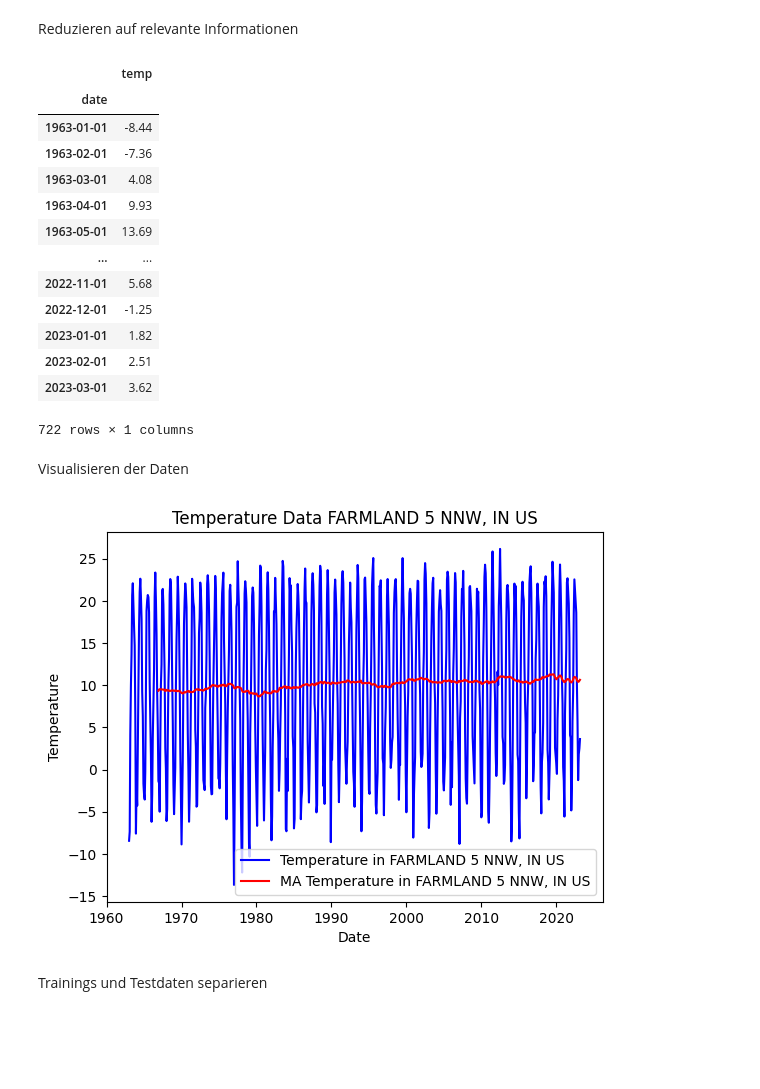
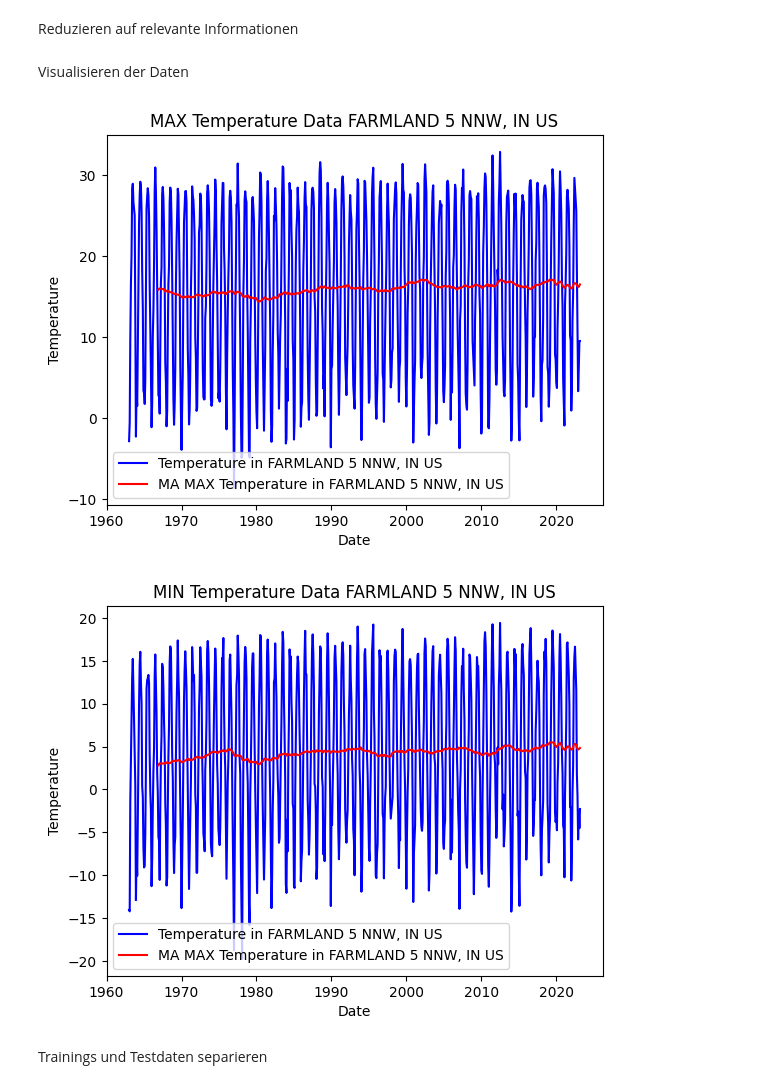
Before and after one commit to soy-min/climate-prognosis, a Jupyter notebook: ClimatePrognosis.ipynb, the cells around one changed output. Cells and saved outputs as stored; diff of their text form; code cells hidden in the pictures; blank space fills up the shorter version.

Commit message:
erweitert um die Auswertung von Min und Max Temperature Werten

```diff
--- a/ClimatePrognosis.ipynb
+++ b/ClimatePrognosis.ipynb
@@ -46,9 +49,9 @@ print(df.head())
 Reduzieren auf relevante Informationen
 # %%
 # Auswahl der relevanten Spalten (z.B. Datum, Temperatur)
-df = df[['DATE', 'TAVG']]
+df = df[['DATE', 'TMAX','TMIN']]
 # Umbenennen der Spalten
-df = df.rename(columns={'DATE': 'date', 'TAVG': 'temp'})
+df = df.rename(columns={'DATE': 'date', 'TMIN': 'temp_min','TMAX': 'temp_max'})
 # Festlegen des Indexes als Datum
 df['date'] = pd.to_datetime(df['date'])
 df.set_index('date', inplace=True)
@@ -57,38 +60,32 @@ df=df.loc[START_YEAR_OBSERVATION:]
 # NANs interpolieren
 df=df.interpolate()
 # einblick in die Daten
-df
+if GLOBAL_PRINTOUTS:df
 
 #TODO:
 #- Sicherstellen, dass Daten vollständig verfügbar sind (keine NANs am Anfang)
-# %% [output]
-|  | temp |
-| date |  |
-| 1963-01-01 | -8.44 |
-| 1963-02-01 | -7.36 |
-| 1963-03-01 | 4.08 |
-| 1963-04-01 | 9.93 |
-| 1963-05-01 | 13.69 |
-| ... | ... |
-| 2022-11-01 | 5.68 |
-| 2022-12-01 | -1.25 |
-| 2023-01-01 | 1.82 |
-| 2023-02-01 | 2.51 |
-| 2023-03-01 | 3.62 |
-722 rows × 1 columns
 # %% [markdown]
 Visualisieren der Daten
 # %%
 # Plotten der Ergebnisse
-plt.plot(df.index, df['temp'], color='blue', label='Temperature in '+OBSERVATION_LOCATION_NAME)
-plt.plot(df.index, df.rolling(window=48).mean()['temp'], color='red', label='MA Temperature in '+OBSERVATION_LOCATION_NAME)
-plt.title('Temperature Data '+OBSERVATION_LOCATION_NAME)
+plt.figure(0)
+plt.plot(df.index, df['temp_max'], color='blue', label='Temperature in '+OBSERVATION_LOCATION_NAME)
+plt.plot(df.index, df.rolling(window=48).mean()['temp_max'], color='red', label='MA MAX Temperature in '+OBSERVATION_LOCATION_NAME)
+plt.title('MAX Temperature Data '+OBSERVATION_LOCATION_NAME)
+plt.xlabel('Date')
+plt.ylabel('Temperature')
+plt.legend()
+plt.figure(1)
+plt.plot(df.index, df['temp_min'], color='blue', label='Temperature in '+OBSERVATION_LOCATION_NAME)
+plt.plot(df.index, df.rolling(window=48).mean()['temp_min'], color='red', label='MA MAX Temperature in '+OBSERVATION_LOCATION_NAME)
+plt.title('MIN Temperature Data '+OBSERVATION_LOCATION_NAME)
 plt.xlabel('Date')
 plt.ylabel('Temperature')
 plt.legend()
 plt.show()
 # %% [output]
-[figure, old version]
+[figure, new version]
+[figure, added]
 # %% [markdown]
 Trainings und Testdaten separieren
 # %%
```
Also changed, not shown: parts of 10 cells of this notebook.
